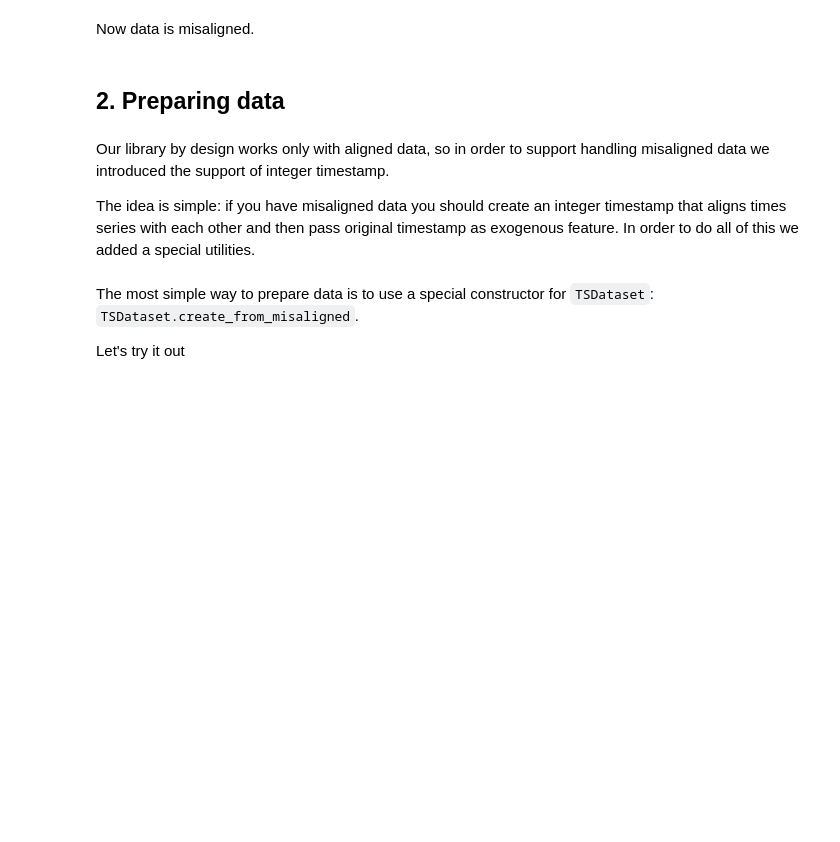
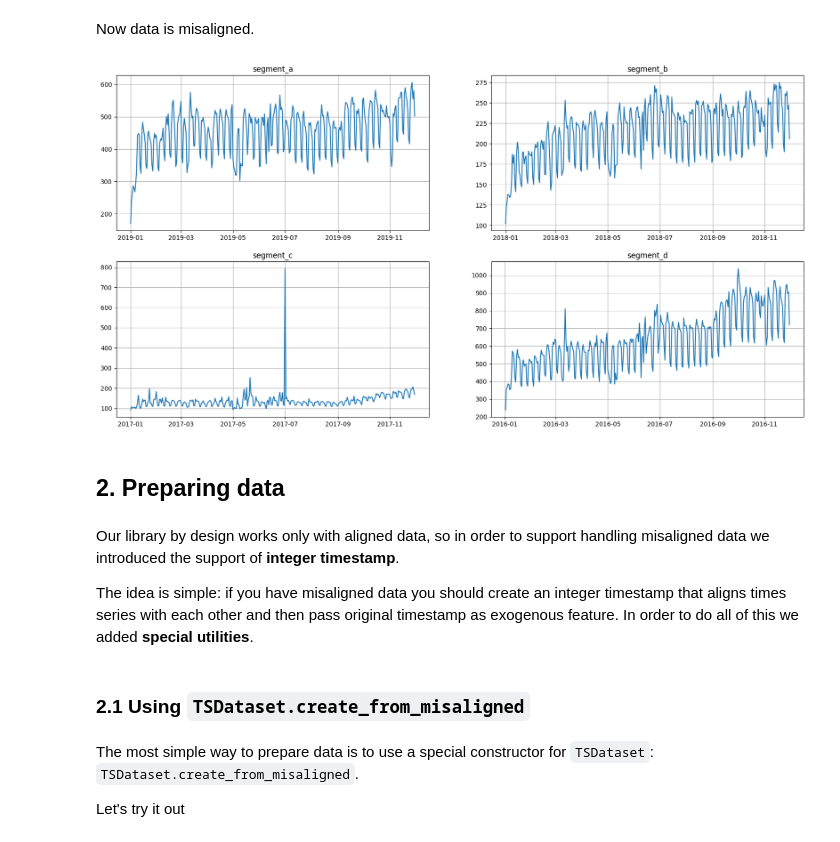
Before and after one commit to etna-team/etna, a Jupyter notebook: examples/307-working_with_misaligned_data.ipynb, the cells around one changed output. Saved outputs shown, nothing was run; the diff lists cells and outputs as text; code cells hidden in the pictures; blank space fills up the shorter version.

```diff
--- a/examples/307-working_with_misaligned_data.ipynb
+++ b/examples/307-working_with_misaligned_data.ipynb
@@ -58,12 +70,19 @@ df.loc[df["segment"] == "segment_c", "timestamp"] -= pd.Timedelta("730D")
 df.loc[df["segment"] == "segment_d", "timestamp"] -= pd.Timedelta("1095D")
 # %% [markdown]
 Now data is misaligned.
+# %%
+ts_ma = TSDataset(df=df, freq="D")
+ts_ma.plot()
+# %% [output]
+[figure, added]
 # %% [markdown]
 ## 2. Preparing data <a class="anchor" id="chapter2"></a>
 # %% [markdown]
-Our library by design works only with aligned data, so in order to support handling misaligned data we introduced the support of integer timestamp.
+Our library by design works only with aligned data, so in order to support handling misaligned data we introduced the support of **integer timestamp**.
 
-The idea is simple: if you have misaligned data you should create an integer timestamp that aligns times series with each other and then pass original timestamp as exogenous feature. In order to do all of this we added a special utilities.
+The idea is simple: if you have misaligned data you should create an integer timestamp that aligns times series with each other and then pass original timestamp as exogenous feature. In order to do all of this we added **special utilities**.
+# %% [markdown]
+### 2.1 Using `TSDataset.create_from_misaligned` <a class="anchor" id="section_2_1"></a>
 # %% [markdown]
 The most simple way to prepare data is to use a special constructor for `TSDataset`: `TSDataset.create_from_misaligned`.
 
```
Also changed, not shown: parts of 46 cells of this notebook.
